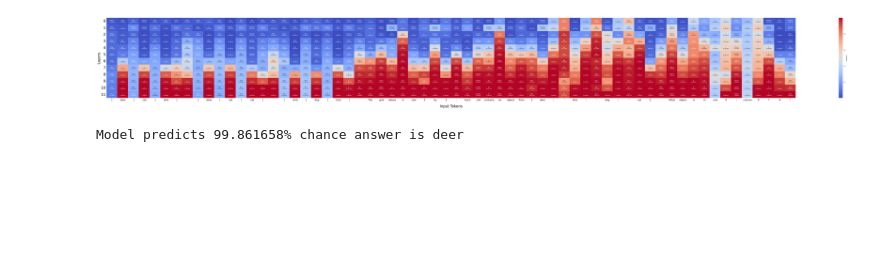
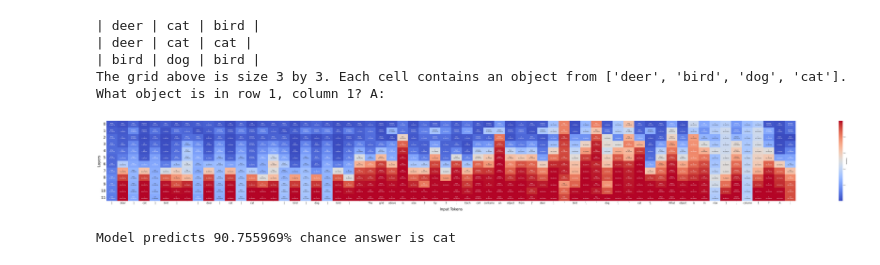
Before and after one commit to sjoshi804/lmm, a Jupyter notebook: lmm_synthetic/eval/logit_lens.ipynb, the cells around one changed output. Drawn from its saved outputs; the diff is of its cells as text; code cells hidden in the pictures; blank space fills up the shorter version.

```diff
--- a/lmm_synthetic/eval/logit_lens.ipynb
+++ b/lmm_synthetic/eval/logit_lens.ipynb
@@ -53,39 +93,10 @@ input_words = [model.tokenizer.decode(t) for t in invoker.inputs[0]["input_ids"]
-# %%
-data = max_probs.detach().numpy()[:, :64]
-cutoff = [layer[:64] for layer in words]
-
-annotations = []
-for layer_idx, layer_words in enumerate(cutoff):
-    annotation_layer = []
-    for token_idx, word in enumerate(layer_words):
-        prob = data[layer_idx, token_idx]
-        annotation_layer.append(f"{word} \n {prob:.4f}%")
-    annotations.append(annotation_layer)
-
-plt.figure(figsize=(128, 12))
-
-ax = sns.heatmap(data,
-                 annot=annotations,
-                 fmt='s',
-                 cmap='coolwarm',
-                 annot_kws={"size": 10},
-                 cbar_kws={'label': 'Probability'},
-                 cbar=True,
-                 )
-
-
-plt.xlabel("Input Tokens", fontsize=30)
-plt.ylabel("Layers", fontsize=30)
-
-ax.set_xticks([x + 0.5 for x in range(len(input_words[:64]))])
-ax.set_xticklabels(input_words[:64], fontsize=20, ha='center')
-
-plt.yticks(rotation=0, fontsize=30)
-
-plt.savefig("logit_lens_plot.png", dpi=300, bbox_inches='tight')
-plt.show()
-
-print(f"Model predicts{data[-1][-1] * 100 : 4f}% chance answer is{cutoff[-1][-1]}")
-# %% [output]
-[figure, removed]
-Model predicts 99.861658% chance answer is deer
+# %%
+logit_look(prompt_index=0, row=1, column=1)
+# %% [output]
+| deer | cat | bird |
+| deer | cat | cat |
+| bird | dog | bird |
+The grid above is size 3 by 3. Each cell contains an object from ['deer', 'bird', 'dog', 'cat'].
+What object is in row 1, column 1? A:
+[figure, added]
+Model predicts 90.755969% chance answer is cat
```
Also changed, not shown: parts of 1 cell of this notebook, 1 other file.
